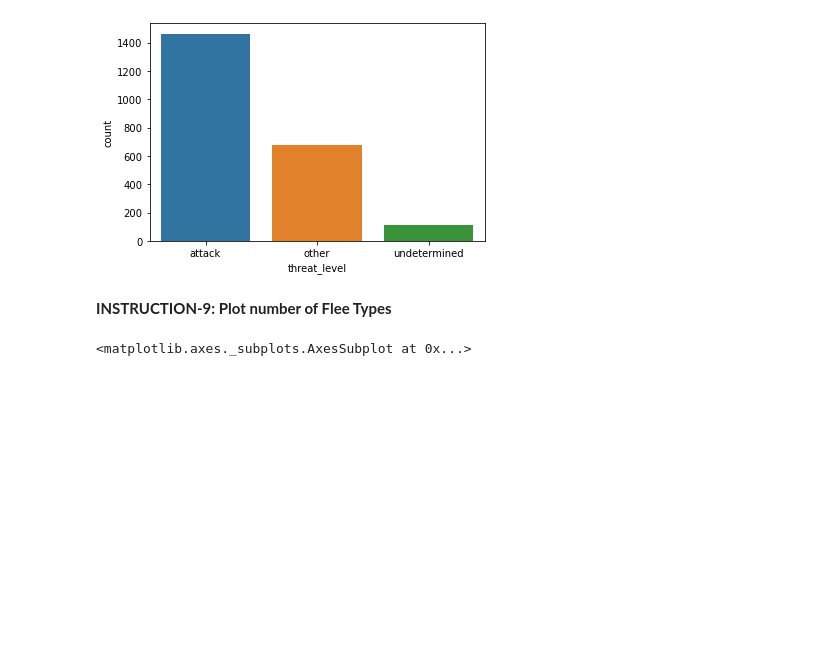
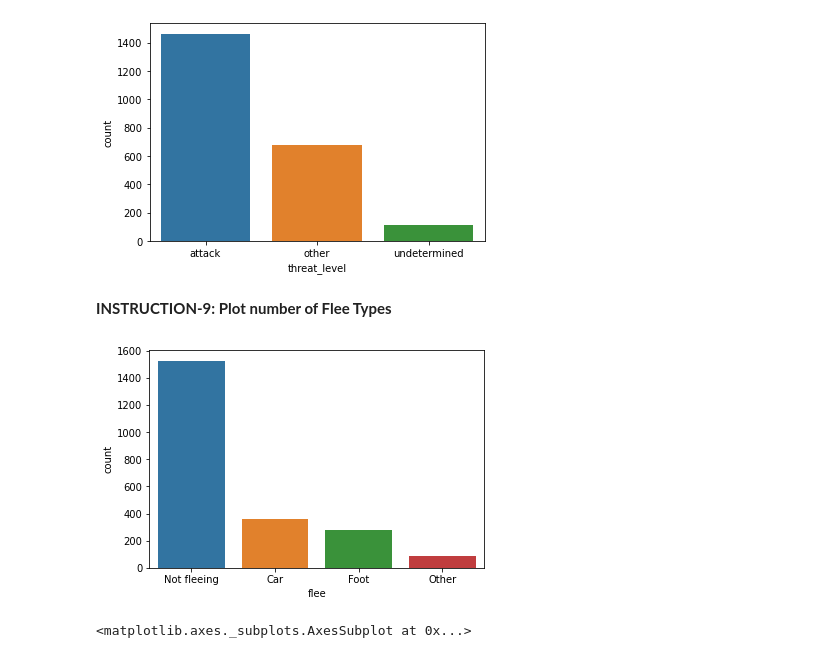
Before and after one commit to Ertugrul-Kurubal/Data-Visualization-With-Python-Projects, a Jupyter notebook: USA Fatal Police Shoot Analyse.ipynb, the cells around one changed output. Saved outputs shown, nothing was run; the diff lists cells and outputs as text; code cells hidden in the pictures; blank space fills up the shorter version.

Commit message:
Flee Types

```diff
--- a/USA Fatal Police Shoot Analyse.ipynb
+++ b/USA Fatal Police Shoot Analyse.ipynb
@@ -724,6 +724,11 @@ sns.countplot(x="threat_level", data=kill);
 [figure]
 # %% [markdown]
 **INSTRUCTION-9: Plot number of Flee Types**
+# %%
+plt.figure(figsize=(6,4))
+sns.countplot(x="flee", data=kill);
+# %% [output]
+[figure, added]
 # %%
 ..........
 # %% [output]
```
Also changed, not shown: parts of 1 cell of this notebook.
